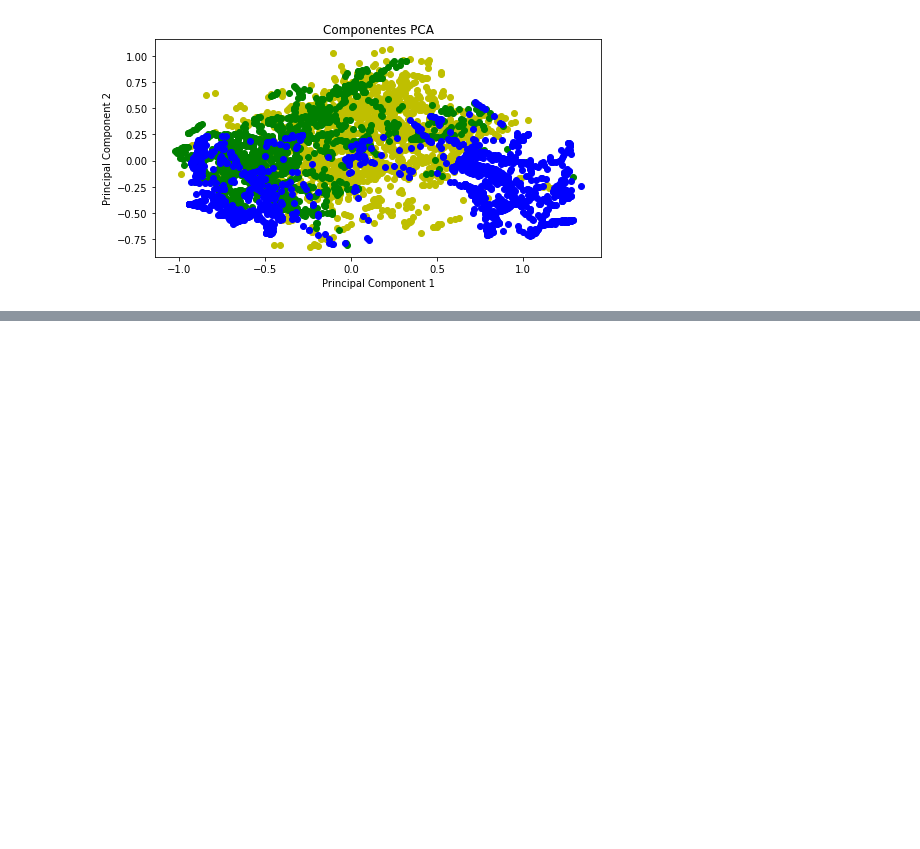
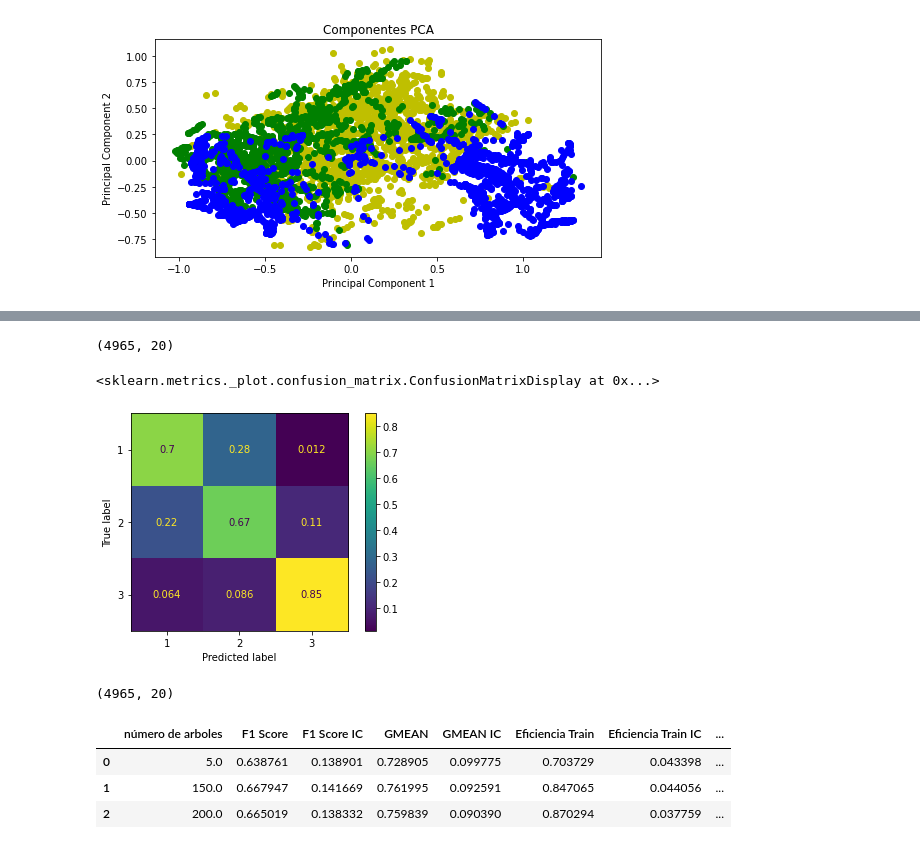
Before and after one commit to jufegare000/ml_CTG, a Jupyter notebook: Seleccion-Extraccion/3. PCA.ipynb, the cells around one changed output, grey strips where cells are left out. Drawn from its saved outputs; the diff is of its cells as text; code cells hidden in the pictures; blank space fills up the shorter version.

```diff
--- a/Seleccion-Extraccion/3. PCA.ipynb
+++ b/Seleccion-Extraccion/3. PCA.ipynb
@@ -68,0 +77,4 @@ plt.plot(pca.explained_variance_);
+# %%
+transformada_PCA.shape
+# %% [output]
+(4965, 20)
@@ -68,0 +131,11 @@ plt.plot(pca.explained_variance_);
+# %%
+X_train, X_test, y_train, y_test = train_test_split(transformada_PCA, Y, test_size=0.25)
+X_train_pca = pca.fit_transform(X=X_train)
+X_test_pca = pca.transform(X=X_test)
+# %%
+clf = GradientBoostingClassifier(n_estimators=200)
+clf.fit(X_train_pca, y_train)
+plot_confusion_matrix(clf,X=X_test_pca, y_true=y_test,normalize='true')
+# %% [output]
+<sklearn.metrics._plot.confusion_matrix.ConfusionMatrixDisplay at 0x...>
+[figure, added]
@@ -68,0 +144,13 @@ plt.plot(pca.explained_variance_);
+# %%
+transformada_PCA.shape
+# %% [output]
+(4965, 20)
+# %%
+arboles = [5,150, 200]
+resultados_gbt = experimentar_gbt(arboles, transformada_PCA, Y)
+resultados_gbt
+# %% [output]
+|  | número de arboles | F1 Score | F1 Score IC | GMEAN | GMEAN IC | Eficiencia Train | Eficiencia Train IC | ... |
+| 0 | 5.0 | 0.638761 | 0.138901 | 0.728905 | 0.099775 | 0.703729 | 0.043398 | ... |
+| 1 | 150.0 | 0.667947 | 0.141669 | 0.761995 | 0.092591 | 0.847065 | 0.044056 | ... |
+| 2 | 200.0 | 0.665019 | 0.138332 | 0.759839 | 0.090390 | 0.870294 | 0.037759 | ... |
```
Also changed, not shown: parts of 11 cells of this notebook, 7 other files.
